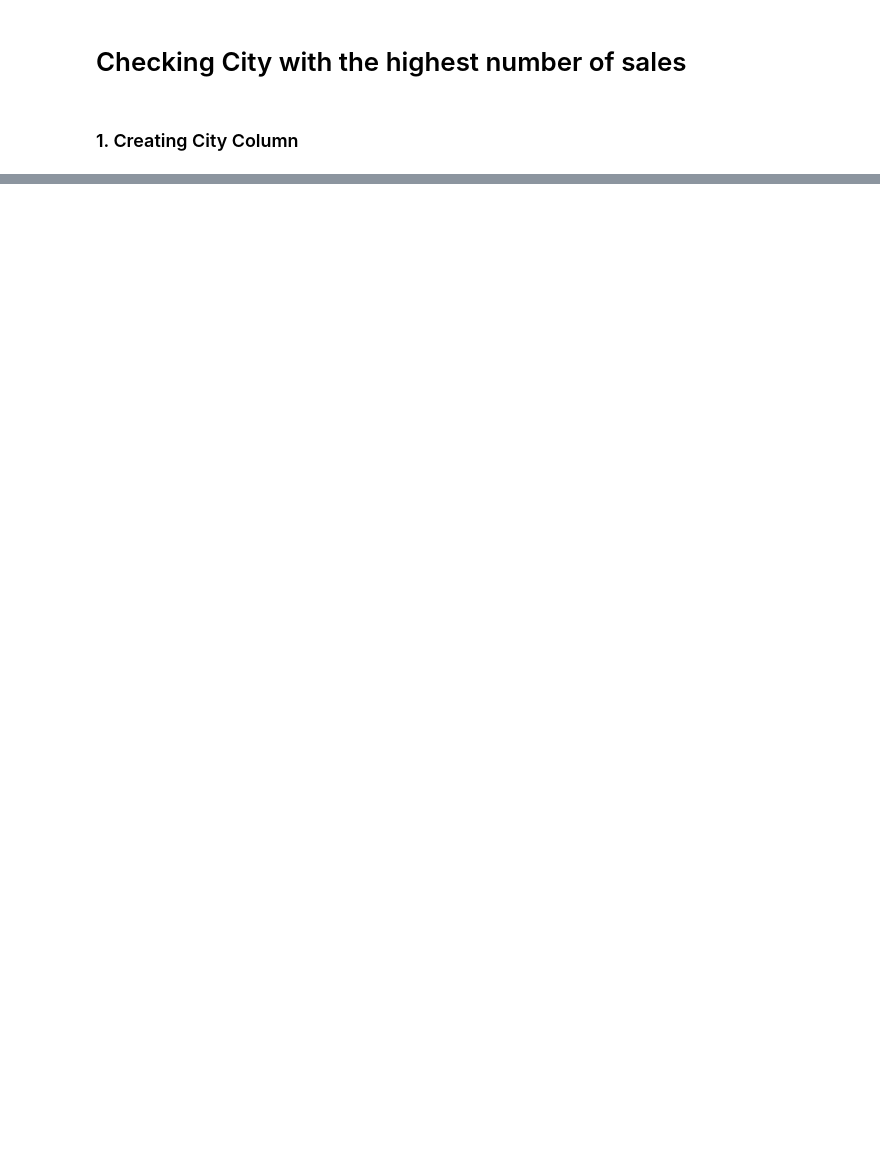
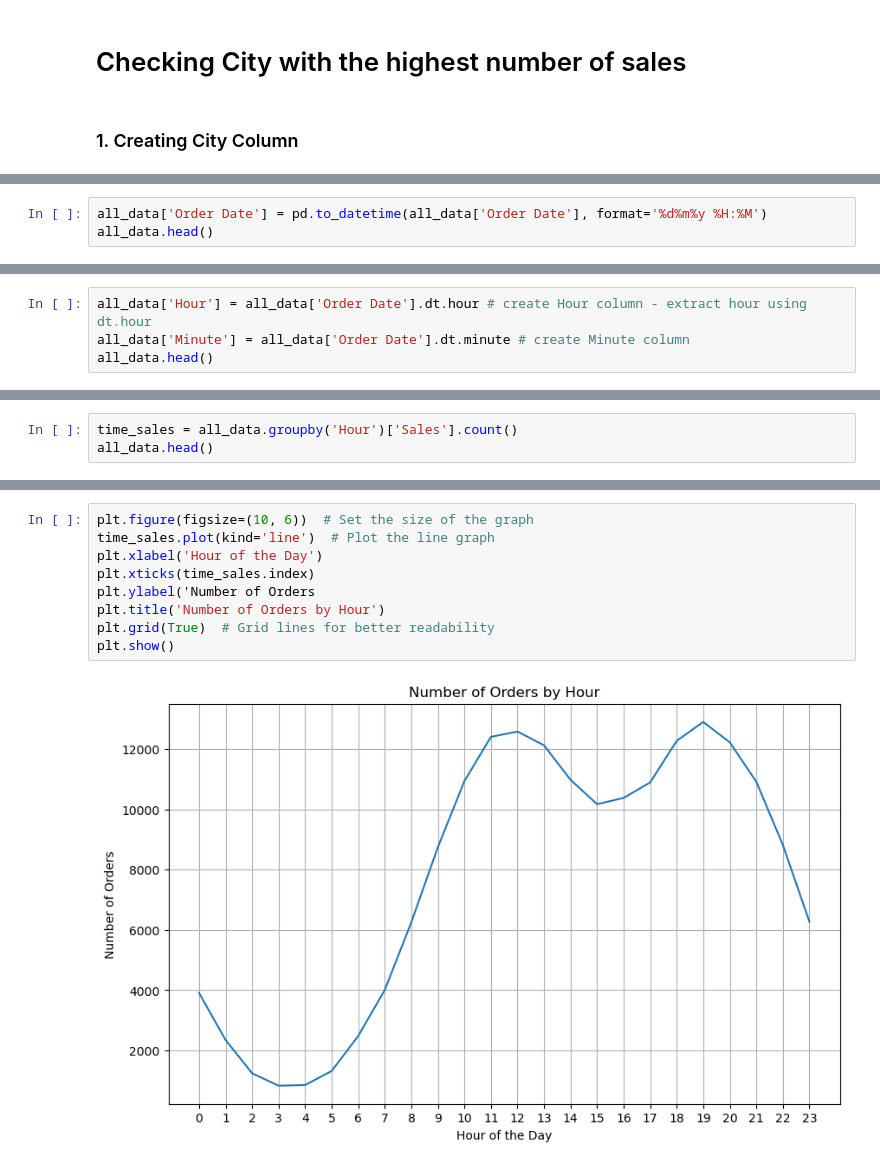
Before and after one commit to Sarinaade/pandas, a Jupyter notebook: SalesAnalysis/Analysis.ipynb, the cells around one changed output, grey strips where cells are left out. Drawn from its saved outputs; the diff is of its cells as text; blank space fills up the shorter version.

```diff
--- a/SalesAnalysis/Analysis.ipynb
+++ b/SalesAnalysis/Analysis.ipynb
@@ -220,0 +243,3 @@ plt.show()
+# %%
+all_data['Order Date'] = pd.to_datetime(all_data['Order Date'], format='%d%m%y %H:%M')
+all_data.head()
@@ -220,0 +256,4 @@ plt.show()
+# %%
+all_data['Hour'] = all_data['Order Date'].dt.hour # create Hour column - extract hour using dt.hour
+all_data['Minute'] = all_data['Order Date'].dt.minute # create Minute column
+all_data.head()
@@ -220,0 +268,3 @@ plt.show()
+# %%
+time_sales = all_data.groupby('Hour')['Sales'].count()
+all_data.head()
@@ -220,0 +279,11 @@ plt.show()
+# %%
+plt.figure(figsize=(10, 6))  # Set the size of the graph
+time_sales.plot(kind='line')  # Plot the line graph
+plt.xlabel('Hour of the Day')
+plt.xticks(time_sales.index)
+plt.ylabel('Number of Orders
+plt.title('Number of Orders by Hour')
+plt.grid(True)  # Grid lines for better readability
+plt.show()
+# %% [output]
+[figure, added]
```
Also changed, not shown: parts of 18 cells of this notebook.
